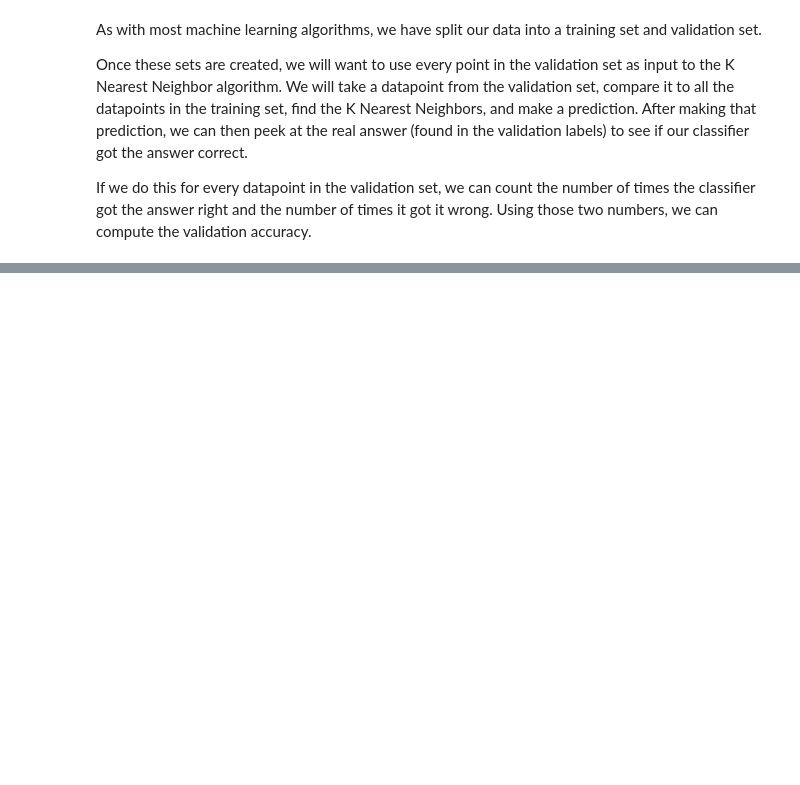
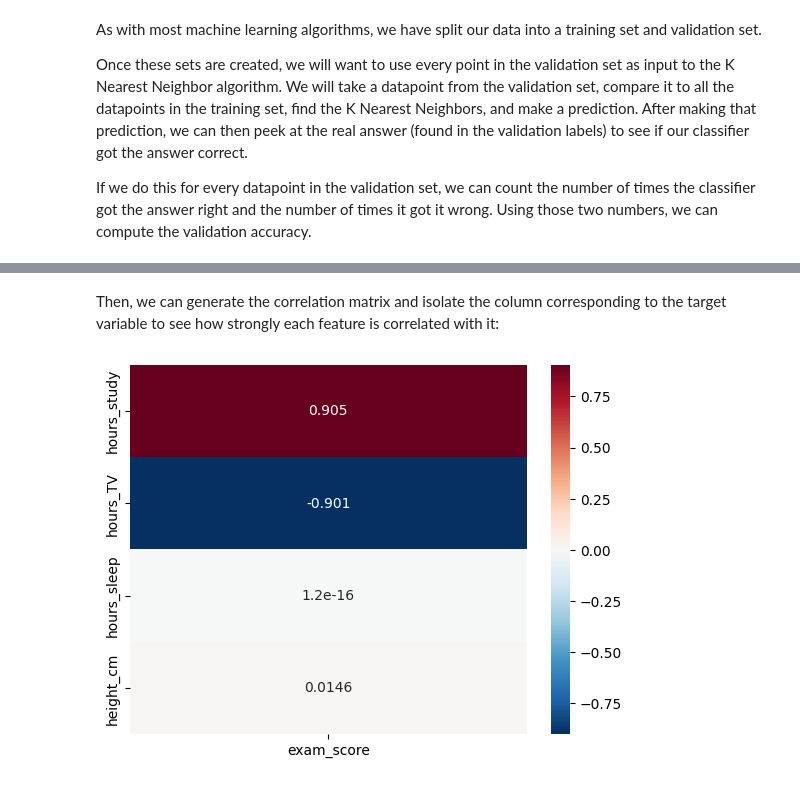
Before and after one commit to dpons222/ML-AI-Self-Learning, a Jupyter notebook: Machine Learning/machine_learning.ipynb, the cells around one changed output, grey strips where cells are left out. Drawn from its saved outputs; the diff is of its cells as text; code cells hidden in the pictures; blank space fills up the shorter version.

```diff
--- a/Machine Learning/machine_learning.ipynb
+++ b/Machine Learning/machine_learning.ipynb
@@ -568,0 +896,4 @@ If we do this for every datapoint in the validation set, we can count the number
+# %%
+X_y = X_num.copy()
+X_y['exam_score'] = y
+X_y
@@ -568,0 +912,12 @@ If we do this for every datapoint in the validation set, we can count the number
+# %% [markdown]
+Then, we can generate the correlation matrix and isolate the column corresponding to the target variable to see how strongly each feature is correlated with it:
+# %%
+corr_matrix = X_y.corr()
+
+# Isolate the column corresponding to `exam_score`
+corr_target = corr_matrix[['exam_score']].drop(labels=['exam_score'])
+
+sns.heatmap(corr_target, annot=True, fmt='.3', cmap='RdBu_r')
+plt.show()
+# %% [output]
+[figure, added]
```
Also changed, not shown: parts of 52 cells of this notebook, 1 other file.
